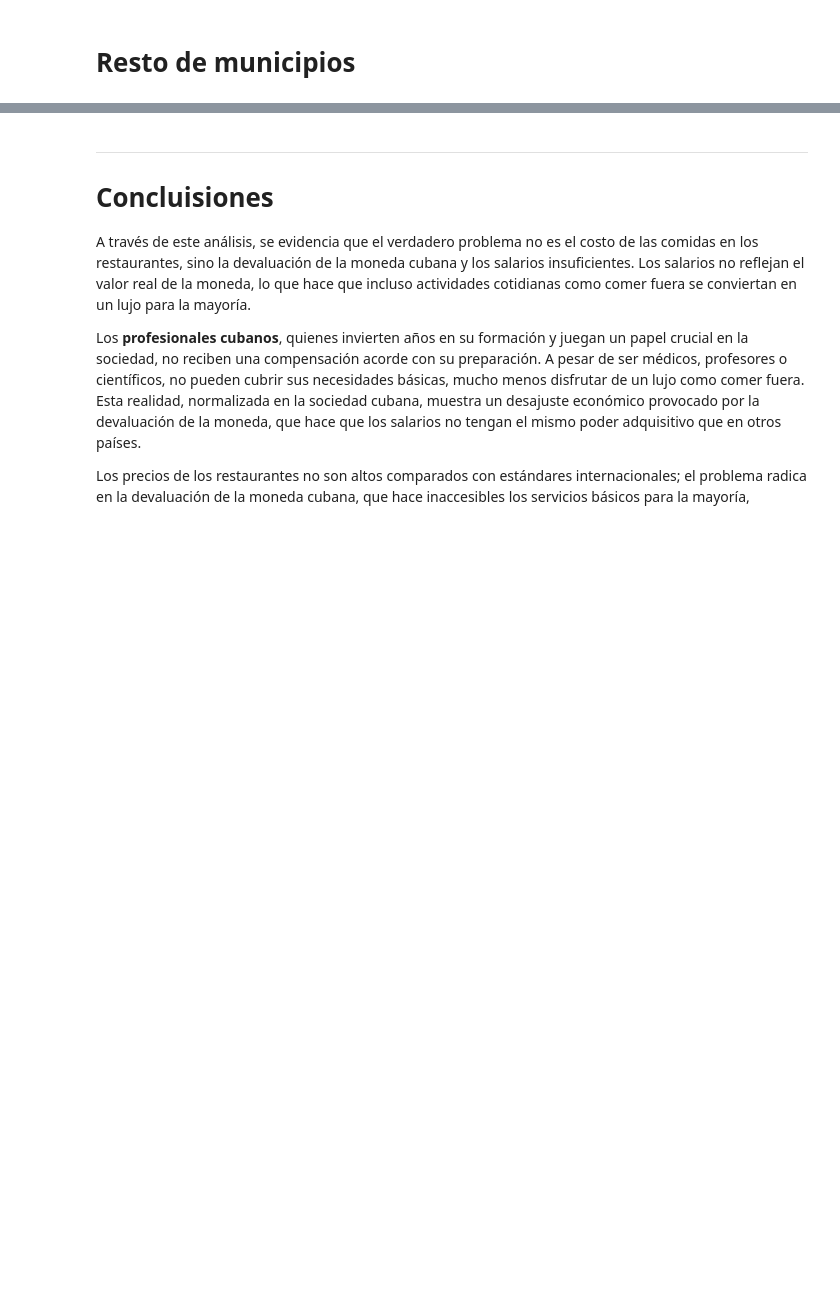
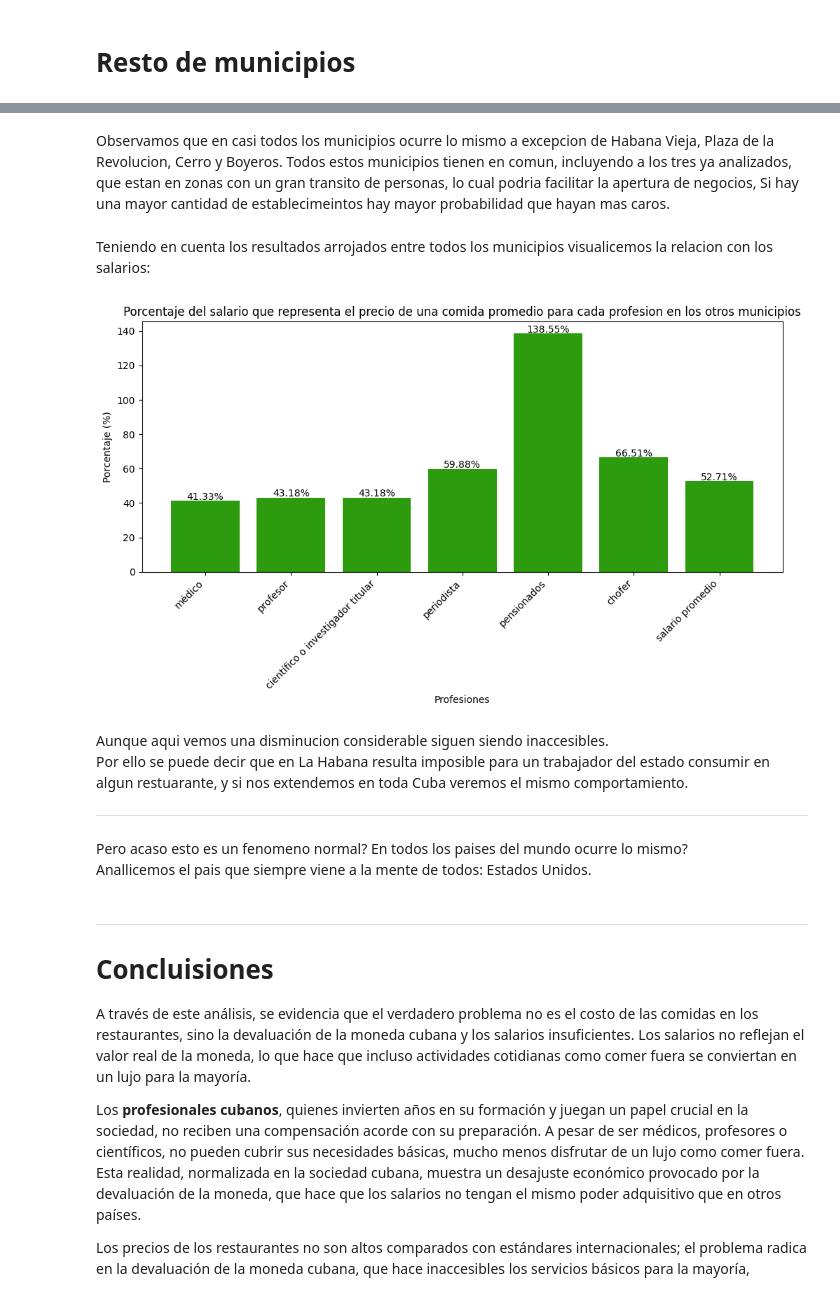
Before and after one commit to angie-rosquet/PROYECTEO-PRO-ICD, a Jupyter notebook: Un_Lujo_Para_El_Paladar.ipynb, the cells around one changed output, grey strips where cells are left out. Saved outputs shown, nothing was run; the diff lists cells and outputs as text; code cells hidden in the pictures; blank space fills up the shorter version.

```diff
--- a/Un_Lujo_Para_El_Paladar.ipynb
+++ b/Un_Lujo_Para_El_Paladar.ipynb
@@ -331,0 +450,7 @@ bp.plot_prom_prices_for_restaurants(rest, prom)
+# %%
+prom_r_mc = bp.find_average_price_main_course(categories_r, r)
+print(f"El precio de un plato principal promedia los {prom_r_mc} pesos" )
+prom_r_d= bp.find_average_price_drinks(categories_r, r)
+print(f"El precio de una bebida promedia los {prom_r_d} pesos" )
+total_r = prom_r_d + prom_r_mc
+print(f"Por lo tanto, una comida en un restaurante en Centro Habana promedio puede costar {total_r} pesos")
@@ -332,3 +467,18 @@ bp.plot_prom_prices_for_restaurants(rest, prom)
+# %% [markdown]
+Observamos que en casi todos los municipios ocurre lo mismo a excepcion de Habana Vieja, Plaza de la Revolucion, Cerro y Boyeros. Todos estos municipios tienen en comun, incluyendo a los tres ya analizados, que estan en zonas con un gran transito de personas, lo cual podria facilitar la apertura de negocios, Si hay una mayor cantidad de establecimeintos hay mayor probabilidad que hayan mas caros.
+# %% [markdown]
+Teniendo en cuenta los resultados arrojados entre todos los municipios visualicemos la relacion con los salarios:
+# %%
+bp.plot_salary_percentage(bp.json_salary_cuba, total_r , "los otros municipios")
+# %% [output]
+[figure, added]
+# %% [markdown]
+Aunque aqui vemos una disminucion considerable siguen siendo inaccesibles.
+Por ello se puede decir que en La Habana resulta imposible para un trabajador del estado consumir en algun restuarante, y si nos extendemos en toda Cuba veremos el mismo comportamiento.
+***
+# %% [markdown]
+Pero acaso esto es un fenomeno normal? En todos los paises del mundo ocurre lo mismo?
+Anallicemos el pais que siempre viene a la mente de todos: Estados Unidos.
 # %% [markdown]
 ***
 # Concluisiones
```
Also changed, not shown: parts of 27 cells of this notebook, 5 other files.
